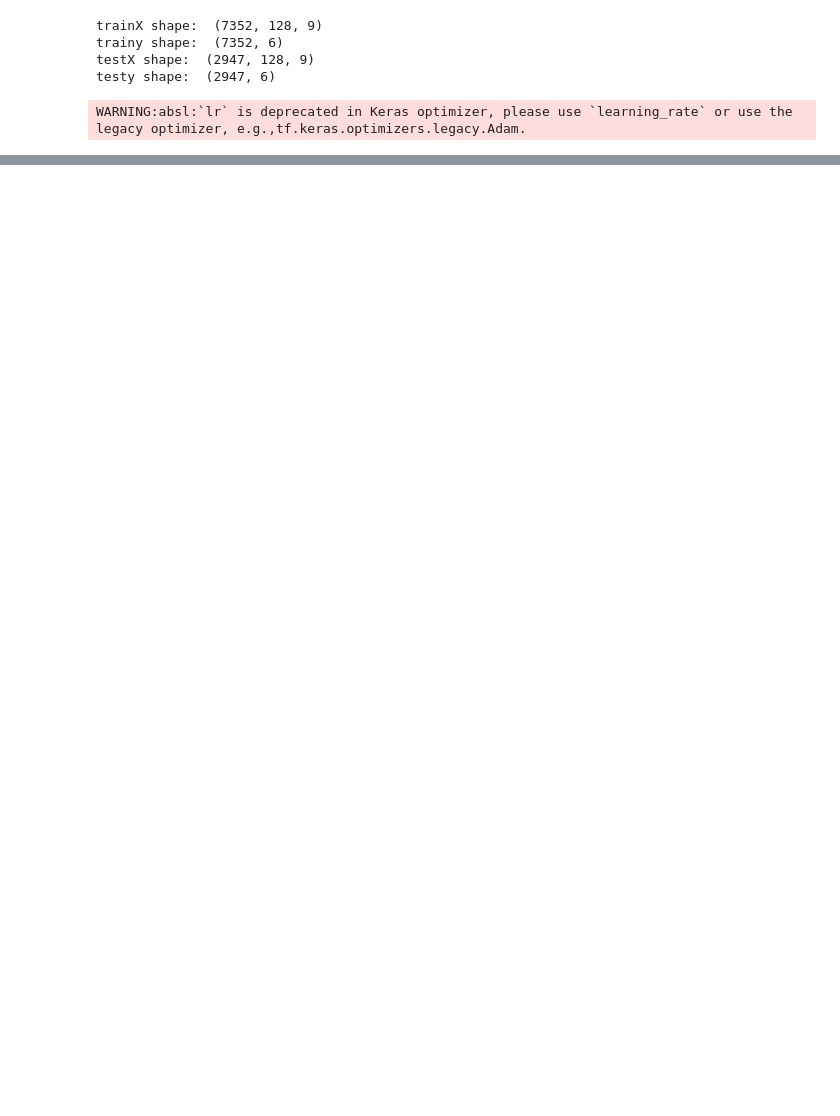
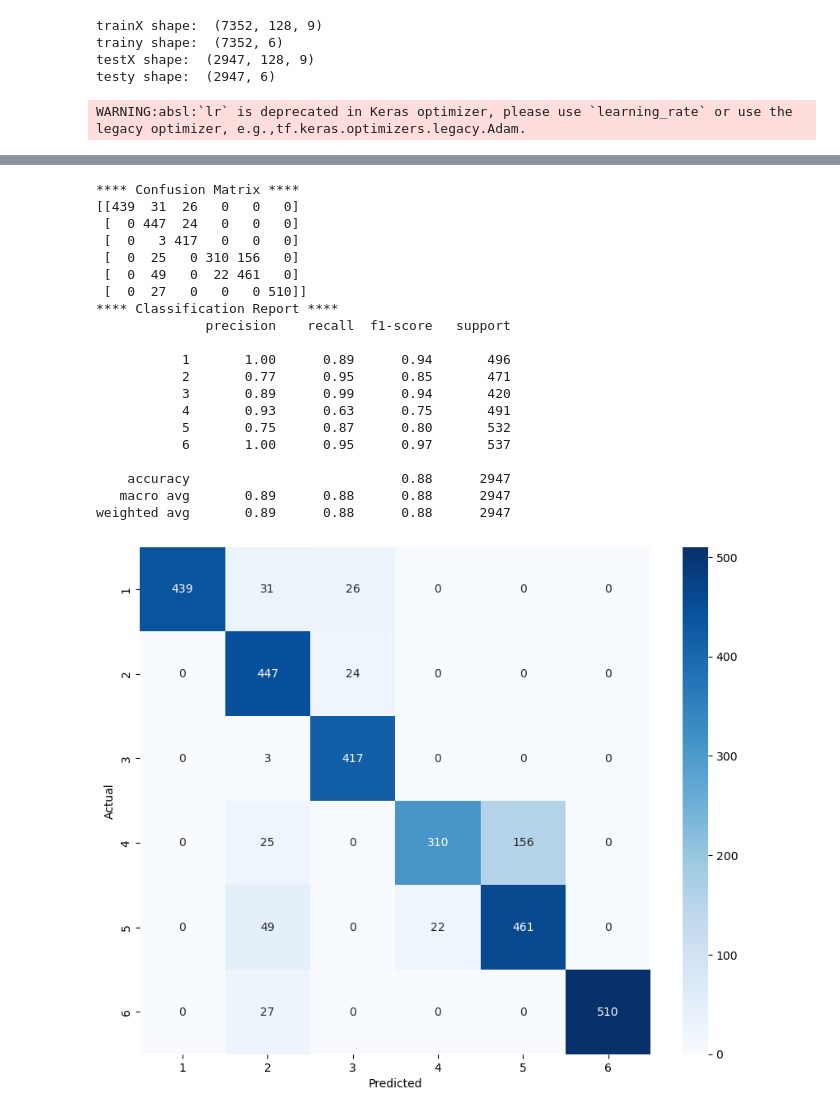
Before and after one commit to garenoo/2023DeepLearning, a Jupyter notebook: 03_0922_HAR_CNN.ipynb, the cells around one changed output, grey strips where cells are left out. Cells and saved outputs as stored; diff of their text form; code cells hidden in the pictures; blank space fills up the shorter version.

```diff
--- a/03_0922_HAR_CNN.ipynb
+++ b/03_0922_HAR_CNN.ipynb
@@ -172,0 +146,6 @@ weighted avg       0.91      0.91      0.91      2947
+# %%
+# evaluate model
+test_loss, test_accuracy = model.evaluate(testX, testy, batch_size=batch_size, verbose=0)
+print("Accuracy of the CNN model", test_accuracy)
+# Get the predictions for the test set
+predictions = model.predict(testX)
@@ -172,0 +171,46 @@ weighted avg       0.91      0.91      0.91      2947
+# %%
+def display_results(testy,predictions,classNames):
+    y_test=np.argmax(testy, axis=1)
+    y_scores=np.argmax(predictions, axis=1)
+    classes = len(classNames)
+    cm = confusion_matrix(y_test, y_scores)
+    print("**** Confusion Matrix ****")
+    print(cm)
+    print("**** Classification Report ****")
+    print(classification_report(y_test, y_scores, target_names=classNames))
+    con = np.zeros((classes,classes))
+    for x in range(classes):
+        for y in range(classes):
+            con[x,y] = cm[x,y] #/np.sum(cm[x,:])
+
+    plt.figure(figsize=(10,8))
+    df = sns.heatmap(con, annot=True, fmt='g', cmap='Blues',xticklabels= classNames , yticklabels= classNames)
+    plt.xlabel('Predicted')
+    plt.ylabel('Actual')
+    plt.show()
+# %%
+from sklearn.metrics import confusion_matrix, classification_report
+classNames=["1","2","3","4","5","6"]
+display_results(testy,predictions,classNames)
+# %% [output]
+**** Confusion Matrix ****
+[[439  31  26   0   0   0]
+ [  0 447  24   0   0   0]
+ [  0   3 417   0   0   0]
+ [  0  25   0 310 156   0]
+ [  0  49   0  22 461   0]
+ [  0  27   0   0   0 510]]
+**** Classification Report ****
+              precision    recall  f1-score   support
+
+           1       1.00      0.89      0.94       496
+           2       0.77      0.95      0.85       471
+           3       0.89      0.99      0.94       420
+           4       0.93      0.63      0.75       491
+           5       0.75      0.87      0.80       532
+           6       1.00      0.95      0.97       537
+
+    accuracy                           0.88      2947
+   macro avg       0.89      0.88      0.88      2947
+weighted avg       0.89      0.88      0.88      2947
+[figure, added]
```
Also changed, not shown: parts of 6 cells of this notebook, 1 other file.
